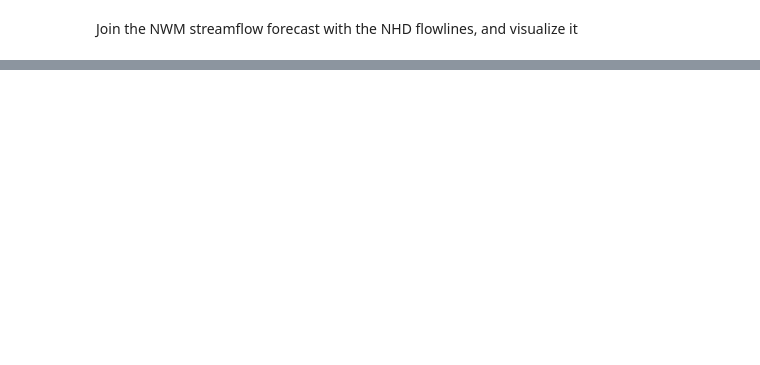
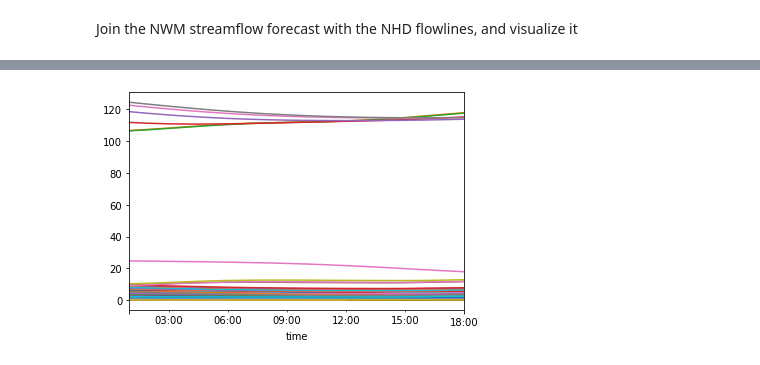
Before and after one commit to azavea/noaa-hydro-data, a Jupyter notebook: src/notebooks/nwm_predictions_by_huc.ipynb, the cells around one changed output, grey strips where cells are left out. Saved outputs shown, nothing was run; the diff lists cells and outputs as text; code cells hidden in the pictures; blank space fills up the shorter version.

```diff
--- a/src/notebooks/nwm_predictions_by_huc.ipynb
+++ b/src/notebooks/nwm_predictions_by_huc.ipynb
@@ -78,0 +115,7 @@ ax.figure.set_dpi(100)
+# %%
+comids = sub_df.index.get_level_values(0)
+ax = sub_df.loc[comids[0]].plot(legend=False)
+for comid in comids[1:100]:
+    sub_df.loc[comid].plot(ax=ax, legend=False)
+# %% [output]
+[figure, added]
```
Also changed, not shown: parts of 16 cells of this notebook.
